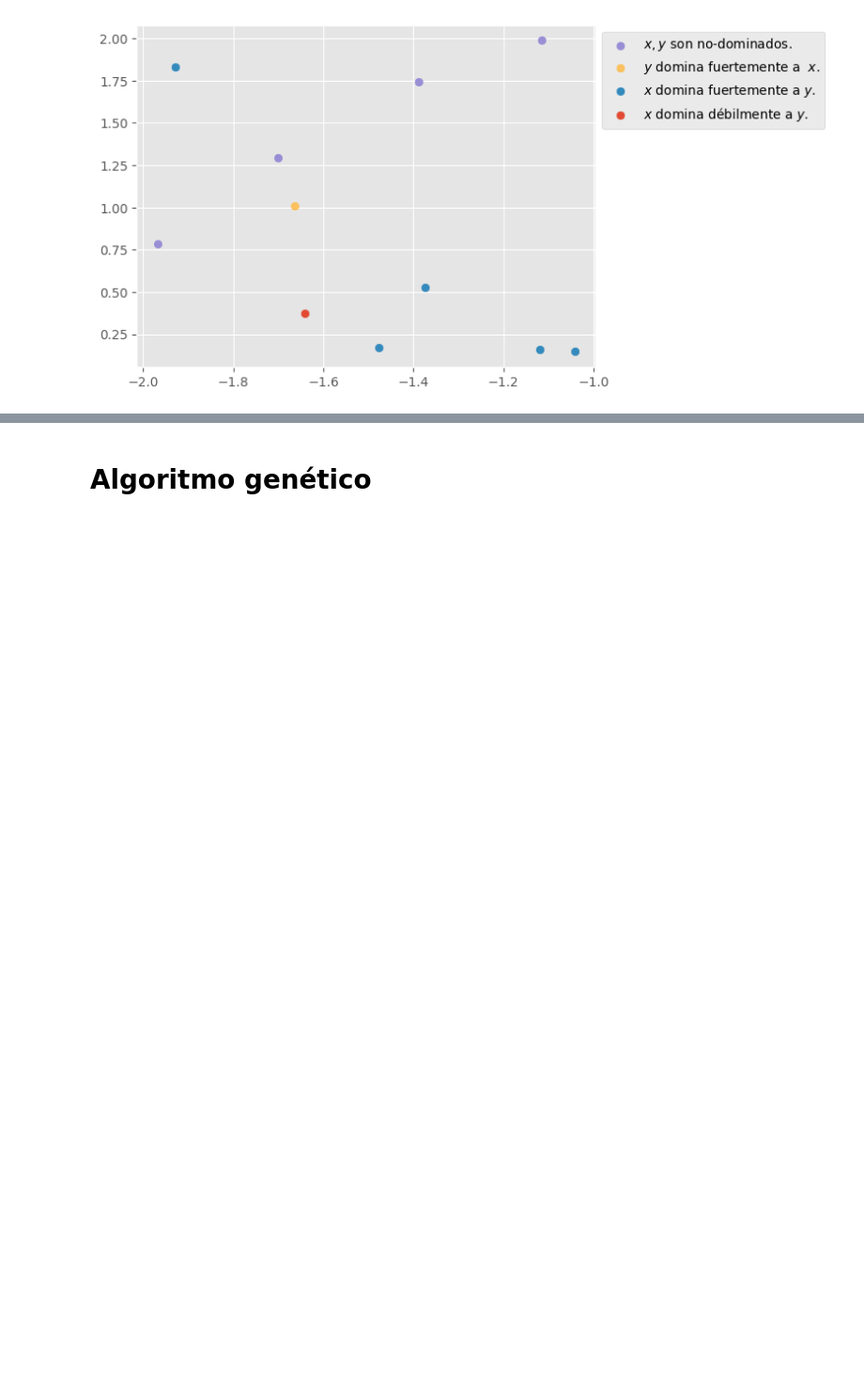
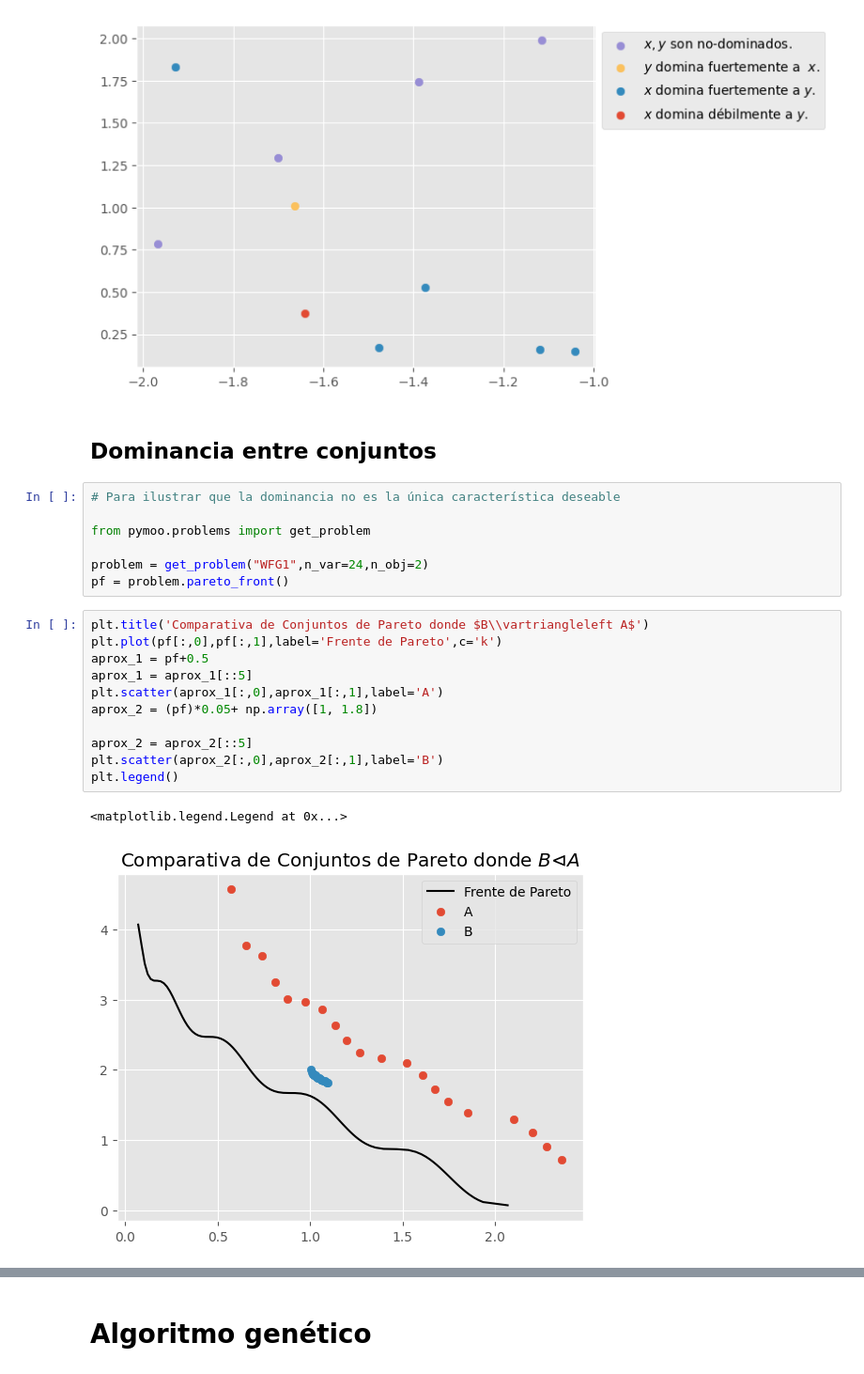
Before and after one commit to linear-regret/Tesis-Latex-LCD, a Jupyter notebook: generando_imgs_tesis.ipynb, the cells around one changed output, grey strips where cells are left out. Shown at 94% size. Saved outputs shown, nothing was run; the diff lists cells and outputs as text; blank space fills up the shorter version.

Commit message:
Gráficas para trabajar en poster

```diff
--- a/generando_imgs_tesis.ipynb
+++ b/generando_imgs_tesis.ipynb
@@ -139,3 +142,26 @@ Vector v1 weakly dominates v2.
 [1 2] [1 2] $x$ domina débilmente a $y$.
 [figure]
 [figure]
+# %% [markdown]
+## Dominancia entre conjuntos
+# %%
+# Para ilustrar que la dominancia no es la única característica deseable
+
+from pymoo.problems import get_problem
+
+problem = get_problem("WFG1",n_var=24,n_obj=2)
+pf = problem.pareto_front()
+# %%
+plt.title('Comparativa de Conjuntos de Pareto donde $B\\vartriangleleft A$')
+plt.plot(pf[:,0],pf[:,1],label='Frente de Pareto',c='k')
+aprox_1 = pf+0.5
+aprox_1 = aprox_1[::5]
+plt.scatter(aprox_1[:,0],aprox_1[:,1],label='A')
+aprox_2 = (pf)*0.05+ np.array([1, 1.8])
+
+aprox_2 = aprox_2[::5]
+plt.scatter(aprox_2[:,0],aprox_2[:,1],label='B')
+plt.legend()
+# %% [output]
+<matplotlib.legend.Legend at 0x...>
+[figure, added]
```
Also changed, not shown: parts of 31 cells of this notebook, 32 other files.
